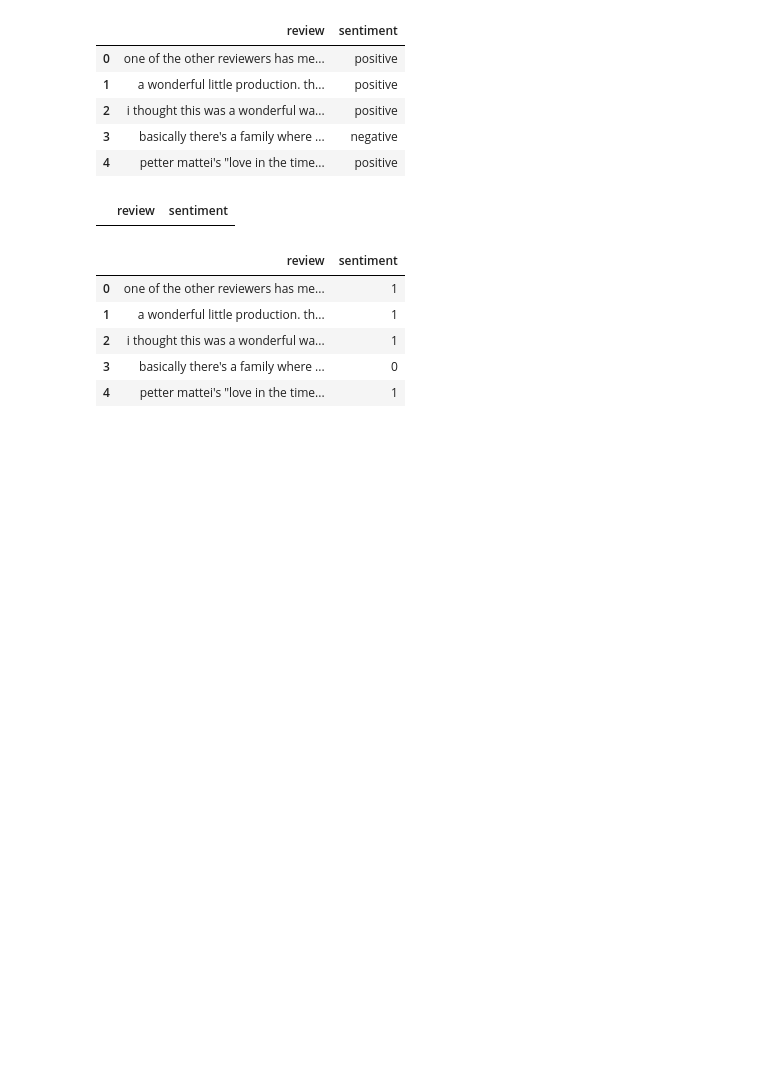
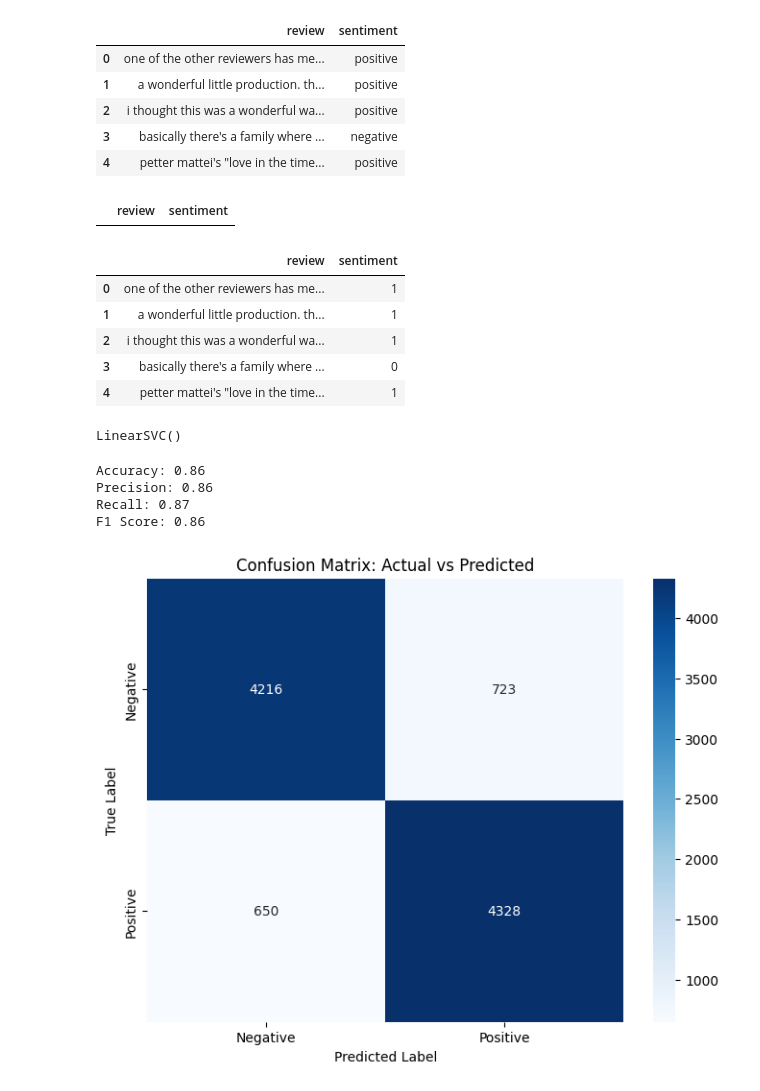
Before and after one commit to davidadeyi101-code/Capstone-project, a Jupyter notebook: notebook/sentiment_analyzer.ipynb, the cells around one changed output. Saved outputs shown, nothing was run; the diff lists cells and outputs as text; code cells hidden in the pictures; blank space fills up the shorter version.

```diff
--- a/notebook/sentiment_analyzer.ipynb
+++ b/notebook/sentiment_analyzer.ipynb
@@ -105,0 +108,12 @@ X_test_vectorized = vectorizer.transform(X_test)
+# %%
+model = LinearSVC()
+# %%
+from sklearn.model_selection import train_test_split
+
+X_train, X_test, y_train, y_test= train_test_split(X, y, test_size=0.2, random_state=42)
+# %%
+model.fit(X_train_vectorized, y_train)
+# %% [output]
+LinearSVC()
+# %%
+y_pred = model.predict(X_test_vectorized)
@@ -105,0 +127,28 @@ X_test_vectorized = vectorizer.transform(X_test)
+# %%
+print(f"Accuracy: {accuracy:.2f}")
+print(f"Precision: {precision:.2f}")
+print(f"Recall: {recall:.2f}")
+print(f"F1 Score: {f1:.2f}")
+# %% [output]
+Accuracy: 0.86
+Precision: 0.86
+Recall: 0.87
+F1 Score: 0.86
+# %%
+import matplotlib.pyplot as plt
+import seaborn as sns
+from sklearn.metrics import confusion_matrix
+
+confusion_mat = confusion_matrix(y_test, y_pred)
+
+class_names = ['Negative', 'Positive'] # Assuming 0 is Negative and 1 is Positive
+
+plt.figure(figsize=(8, 6))
+sns.heatmap(confusion_mat, annot=True, fmt='d', cmap='Blues',
+            xticklabels=class_names, yticklabels=class_names)
+plt.xlabel('Predicted Label')
+plt.ylabel('True Label')
+plt.title('Confusion Matrix: Actual vs Predicted')
+plt.show()
+# %% [output]
+[figure, added]
```
Also changed, not shown: parts of 7 cells of this notebook.
